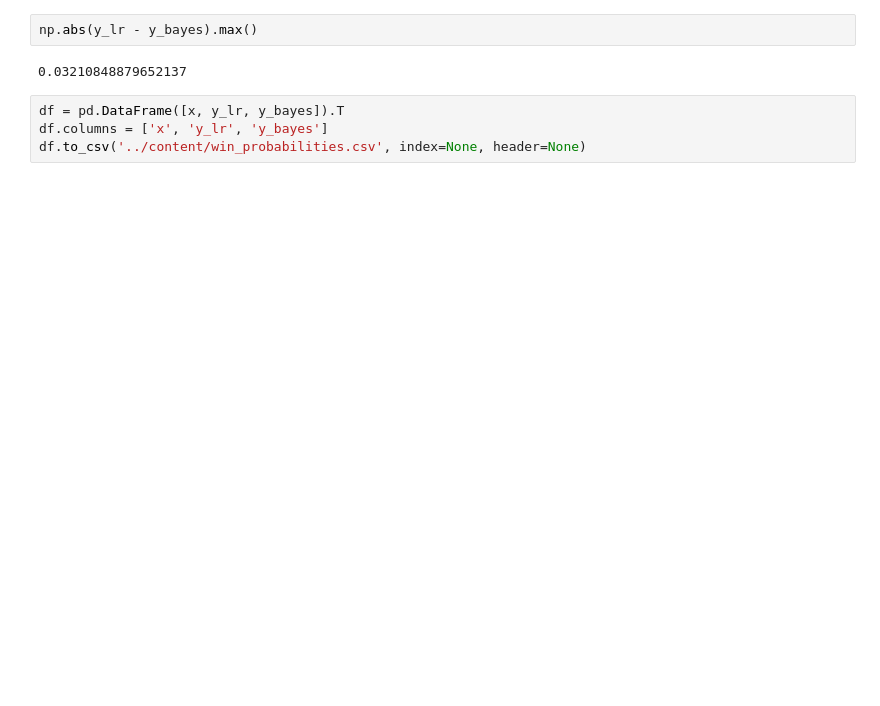
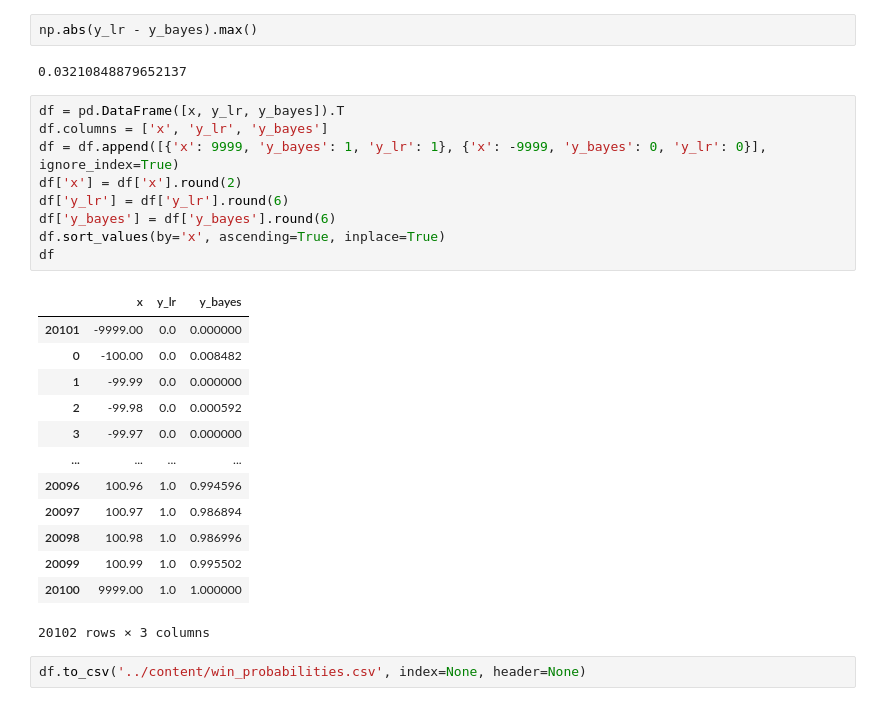
Before and after one commit to guidopetri/chess-pipeline, a Jupyter notebook: res/analyses/win-probability-calc.ipynb, the cells around one changed output. Drawn from its saved outputs; the diff is of its cells as text; blank space fills up the shorter version.

Commit message:
chance win probability calc to round numbers and add checkmate for black/white indicators

```diff
--- a/res/analyses/win-probability-calc.ipynb
+++ b/res/analyses/win-probability-calc.ipynb
@@ -86,7 +86,28 @@ brier_score_loss(y_lr.round(), y_bayes), brier_score_loss(y_bayes.round(), y_lr)
 np.abs(y_lr - y_bayes).max()
 # %% [output]
 0.03210848879652137
+# %%
+df = pd.DataFrame([x, y_lr, y_bayes]).T
+df.columns = ['x', 'y_lr', 'y_bayes']
+df = df.append([{'x': 9999, 'y_bayes': 1, 'y_lr': 1}, {'x': -9999, 'y_bayes': 0, 'y_lr': 0}], ignore_index=True)
+df['x'] = df['x'].round(2)
+df['y_lr'] = df['y_lr'].round(6)
+df['y_bayes'] = df['y_bayes'].round(6)
+df.sort_values(by='x', ascending=True, inplace=True)
+df
+# %% [output]
+|  | x | y_lr | y_bayes |
+| 20101 | -9999.00 | 0.0 | 0.000000 |
+| 0 | -100.00 | 0.0 | 0.008482 |
+| 1 | -99.99 | 0.0 | 0.000000 |
+| 2 | -99.98 | 0.0 | 0.000592 |
+| 3 | -99.97 | 0.0 | 0.000000 |
+| ... | ... | ... | ... |
+| 20096 | 100.96 | 1.0 | 0.994596 |
+| 20097 | 100.97 | 1.0 | 0.986894 |
+| 20098 | 100.98 | 1.0 | 0.986996 |
+| 20099 | 100.99 | 1.0 | 0.995502 |
+| 20100 | 9999.00 | 1.0 | 1.000000 |
+20102 rows × 3 columns
 # %%
-df = pd.DataFrame([x, y_lr, y_bayes]).T
-df.columns = ['x', 'y_lr', 'y_bayes']
 df.to_csv('../content/win_probabilities.csv', index=None, header=None)
```
Also changed, not shown: parts of 1 cell of this notebook, 1 other file.
